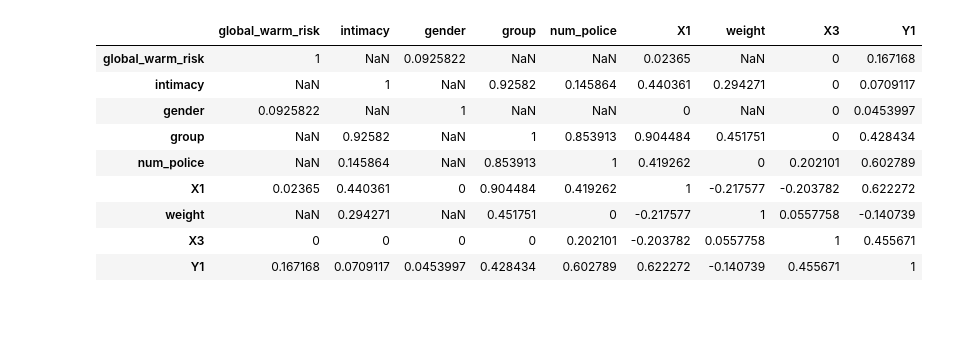
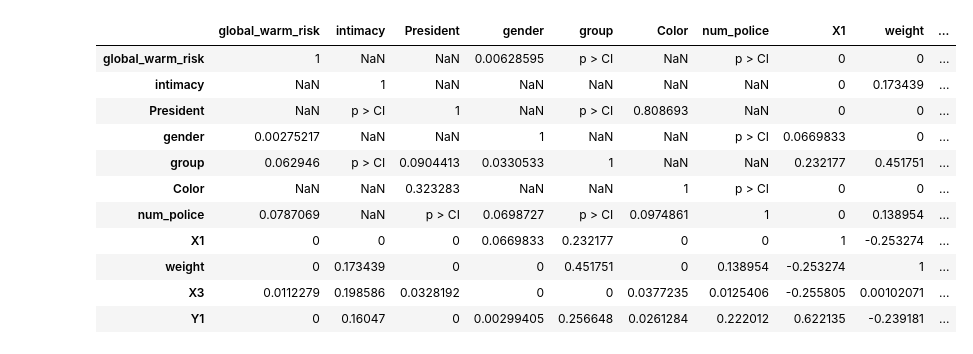
Before and after one commit to jesperjoachim/MLDA, a Jupyter notebook: MLDA/jupyter_DA/Untitled.ipynb, the cells around one changed output. Drawn from its saved outputs; the diff is of its cells as text; code cells hidden in the pictures; blank space fills up the shorter version.

Commit message:
corr_app_passed_tests

```diff
--- a/MLDA/jupyter_DA/Untitled.ipynb
+++ b/MLDA/jupyter_DA/Untitled.ipynb
@@ -3,9 +3,18 @@ from MLDA.imports.DA_modules import *
 import pandas as pd
 # from MLDA.imports.DA_modules import *
 from MLDA.corr_stats import corr_heatmap
-df_test = pd.read_excel("/home/jesper/Work/macledan/input_files/test_DF.xlsx")
+df_test = pd.read_excel("/home/jesper/Work/MLDA_app/MLDA/input_data/fortest_DF_shuf.xlsx")
 
-catcols = ["global_warm_risk", "intimacy", "gender", "group", "num_police"]
+catcols = [
+    "global_warm_risk",
+    "intimacy",
+    "President",
+    "gender",
+    "group",
+    "Color",
+    "num_police"
+]
+
 numcols = ["X1", "weight", "X3", "Y1"]
 # df_test.head()
 
@@ -15,8 +24,8 @@ numcols = ["X1", "weight", "X3", "Y1"]
 # df.info()
 
 
-catcols = ["global_warm_risk", "intimacy", "gender", "group", "num_police"]
-numcols = ["X1", "weight", "X3", "Y1"]
+catcols = ["global_warm_risk", "intimacy", "President", "gender", "group", "Color", "num_police"]
+numcols = ["X1", "weight", "X3","Y1"]
 for entry in catcols:
     df_test[entry] = df_test[entry].astype("category")
 df_test.info()
@@ -42,15 +62,17 @@ True
 # %%
-corr =corr_heatmap.correlation(df_test, catcols=catcols, numcols=numcols)
+corr =corr_heatmap.correlation(df_test, catcols=catcols, numcols=numcols, CI=1, method_cc='Asym', method_nn='Spearmann')
 corr[0]
 corr[1]
 # %% [output]
-|  | global_warm_risk | intimacy | gender | group | num_police | X1 | weight | X3 | Y1 |
-| global_warm_risk | 1 | NaN | 0.0925822 | NaN | NaN | 0.02365 | NaN | 0 | 0.167168 |
-| intimacy | NaN | 1 | NaN | 0.92582 | 0.145864 | 0.440361 | 0.294271 | 0 | 0.0709117 |
-| gender | 0.0925822 | NaN | 1 | NaN | NaN | 0 | NaN | 0 | 0.0453997 |
-| group | NaN | 0.92582 | NaN | 1 | 0.853913 | 0.904484 | 0.451751 | 0 | 0.428434 |
-| num_police | NaN | 0.145864 | NaN | 0.853913 | 1 | 0.419262 | 0 | 0.202101 | 0.602789 |
-| X1 | 0.02365 | 0.440361 | 0 | 0.904484 | 0.419262 | 1 | -0.217577 | -0.203782 | 0.622272 |
-| weight | NaN | 0.294271 | NaN | 0.451751 | 0 | -0.217577 | 1 | 0.0557758 | -0.140739 |
-| X3 | 0 | 0 | 0 | 0 | 0.202101 | -0.203782 | 0.0557758 | 1 | 0.455671 |
-| Y1 | 0.167168 | 0.0709117 | 0.0453997 | 0.428434 | 0.602789 | 0.622272 | -0.140739 | 0.455671 | 1 |
+|  | global_warm_risk | intimacy | President | gender | group | Color | num_police | X1 | weight | ... |
+| global_warm_risk | 1 | NaN | NaN | 0.00628595 | p > CI | NaN | p > CI | 0 | 0 | ... |
+| intimacy | NaN | 1 | NaN | NaN | NaN | NaN | NaN | 0 | 0.173439 | ... |
+| President | NaN | p > CI | 1 | NaN | p > CI | 0.808693 | NaN | 0 | 0 | ... |
+| gender | 0.00275217 | NaN | NaN | 1 | NaN | NaN | p > CI | 0.0669833 | 0 | ... |
+| group | 0.062946 | p > CI | 0.0904413 | 0.0330533 | 1 | NaN | NaN | 0.232177 | 0.451751 | ... |
+| Color | NaN | NaN | 0.323283 | NaN | NaN | 1 | p > CI | 0 | 0 | ... |
+| num_police | 0.0787069 | NaN | p > CI | 0.0698727 | p > CI | 0.0974861 | 1 | 0 | 0.138954 | ... |
+| X1 | 0 | 0 | 0 | 0.0669833 | 0.232177 | 0 | 0 | 1 | -0.253274 | ... |
+| weight | 0 | 0.173439 | 0 | 0 | 0.451751 | 0 | 0.138954 | -0.253274 | 1 | ... |
+| X3 | 0.0112279 | 0.198586 | 0.0328192 | 0 | 0 | 0.0377235 | 0.0125406 | -0.255805 | 0.00102071 | ... |
+| Y1 | 0 | 0.16047 | 0 | 0.00299405 | 0.256648 | 0.0261284 | 0.222012 | 0.622135 | -0.239181 | ... |
```
Also changed, not shown: parts of 3 cells of this notebook, 11 other files.
